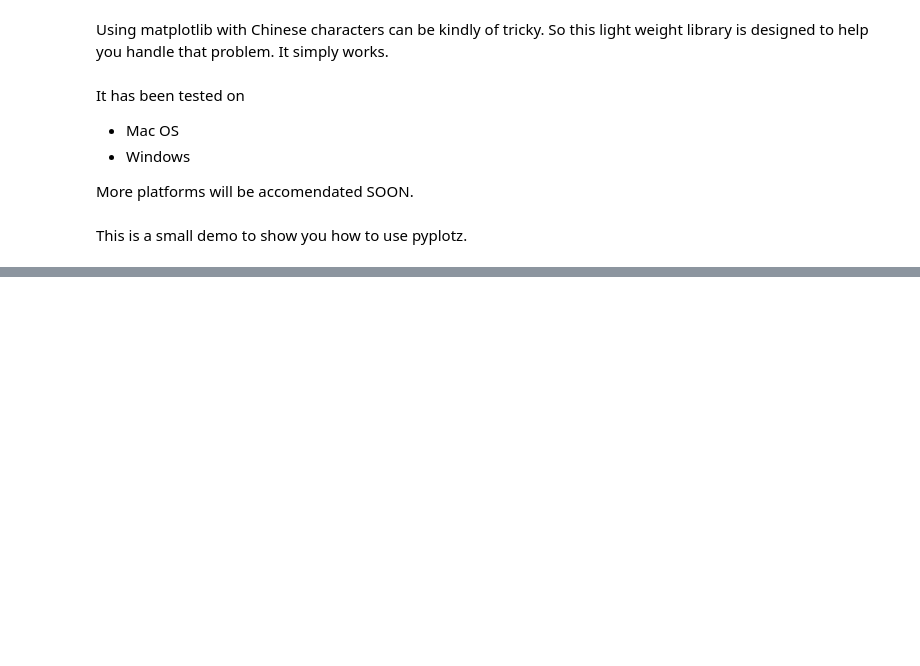
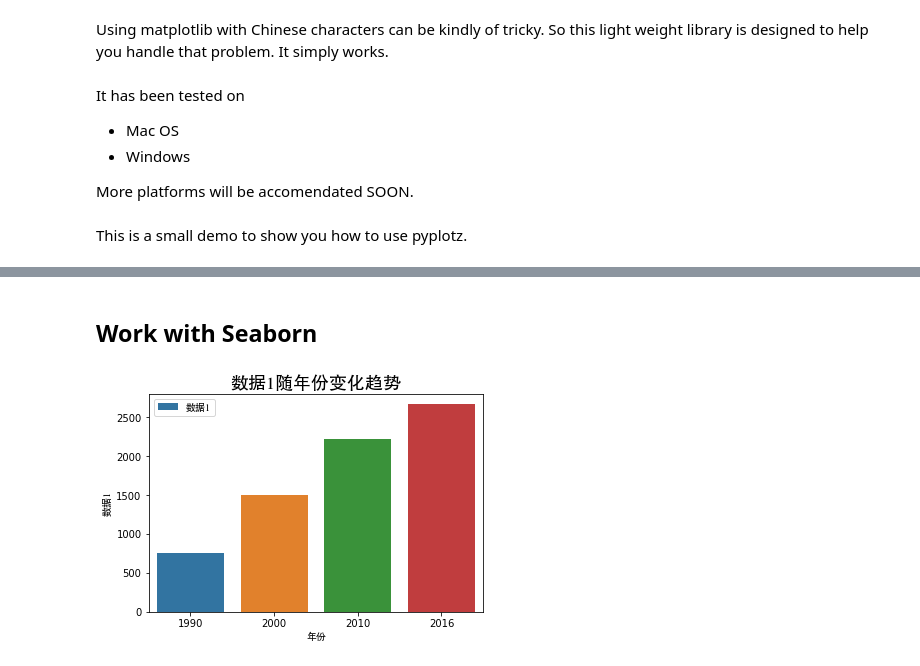
Before and after one commit to songlinhou/pyplotz, a Jupyter notebook: examples/quick_start.ipynb, the cells around one changed output, grey strips where cells are left out. Drawn from its saved outputs; the diff is of its cells as text; code cells hidden in the pictures; blank space fills up the shorter version.

```diff
--- a/examples/quick_start.ipynb
+++ b/examples/quick_start.ipynb
@@ -61,0 +73,15 @@ AttributeError: Unknown property kind
+# %% [markdown]
+## Work with Seaborn
+# %%
+import seaborn
+import pandas as pd
+
+pltz.enable_chinese()
+seaborn.barplot(df.index.tolist(),df[u'数据1'],label=u"数据1")
+pltz.xlabel("年份")
+pltz.ylabel("数据1")
+pltz.title("数据1随年份变化趋势")
+pltz.legend()
+pltz.title_size(18)
+# %% [output]
+[figure, added]
```
Also changed, not shown: parts of 16 cells of this notebook, 4 other files.
